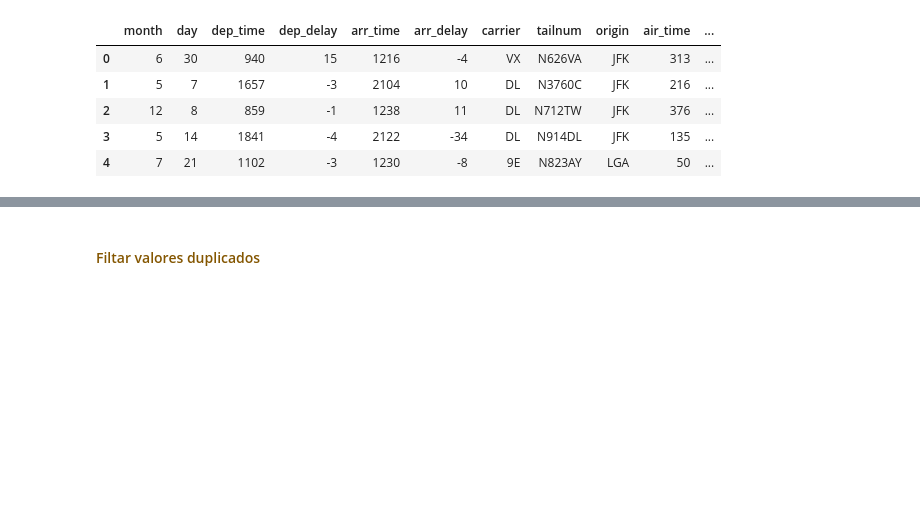
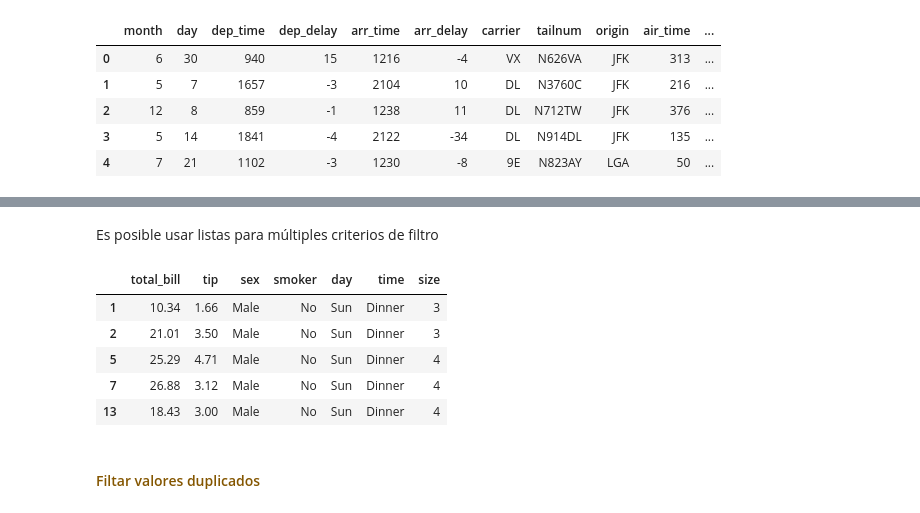
Before and after one commit to charliebrown007/03-Data_wrangling, a Jupyter notebook: 1. Filtrado y selección de datos.ipynb, the cells around one changed output, grey strips where cells are left out. Saved outputs shown, nothing was run; the diff lists cells and outputs as text; code cells hidden in the pictures; blank space fills up the shorter version.

```diff
--- a/1. Filtrado y selección de datos.ipynb
+++ b/1. Filtrado y selección de datos.ipynb
@@ -203,3 +236,15 @@ import pandas as pd
+# %% [markdown]
+Es posible usar listas para múltiples criterios de filtro
+# %%
+days = ["Sat", "Sun"]
+df.query('sex=="Male" & size>2 & day == @days').head()
+# %% [output]
+|  | total_bill | tip | sex | smoker | day | time | size |
+| 1 | 10.34 | 1.66 | Male | No | Sun | Dinner | 3 |
+| 2 | 21.01 | 3.50 | Male | No | Sun | Dinner | 3 |
+| 5 | 25.29 | 4.71 | Male | No | Sun | Dinner | 4 |
+| 7 | 26.88 | 3.12 | Male | No | Sun | Dinner | 4 |
+| 13 | 18.43 | 3.00 | Male | No | Sun | Dinner | 4 |
 # %% [markdown]
 #### <font color=#845600> Filtar valores duplicados
 # %% [markdown]
```
Also changed, not shown: parts of 9 cells of this notebook, 1 other file.
